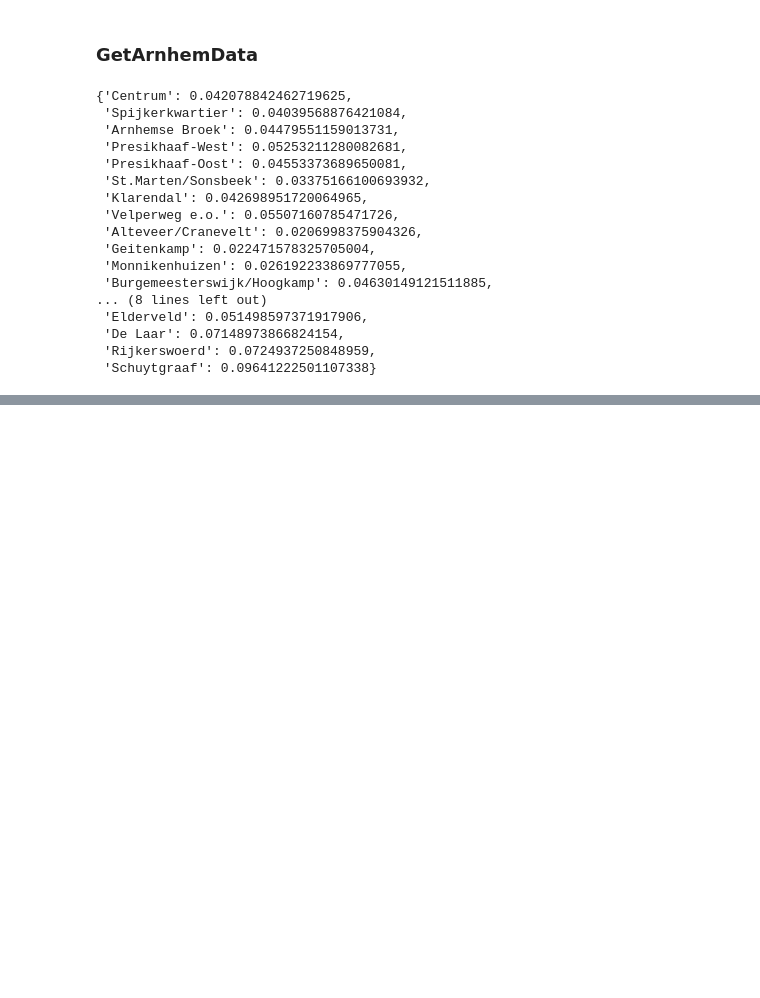
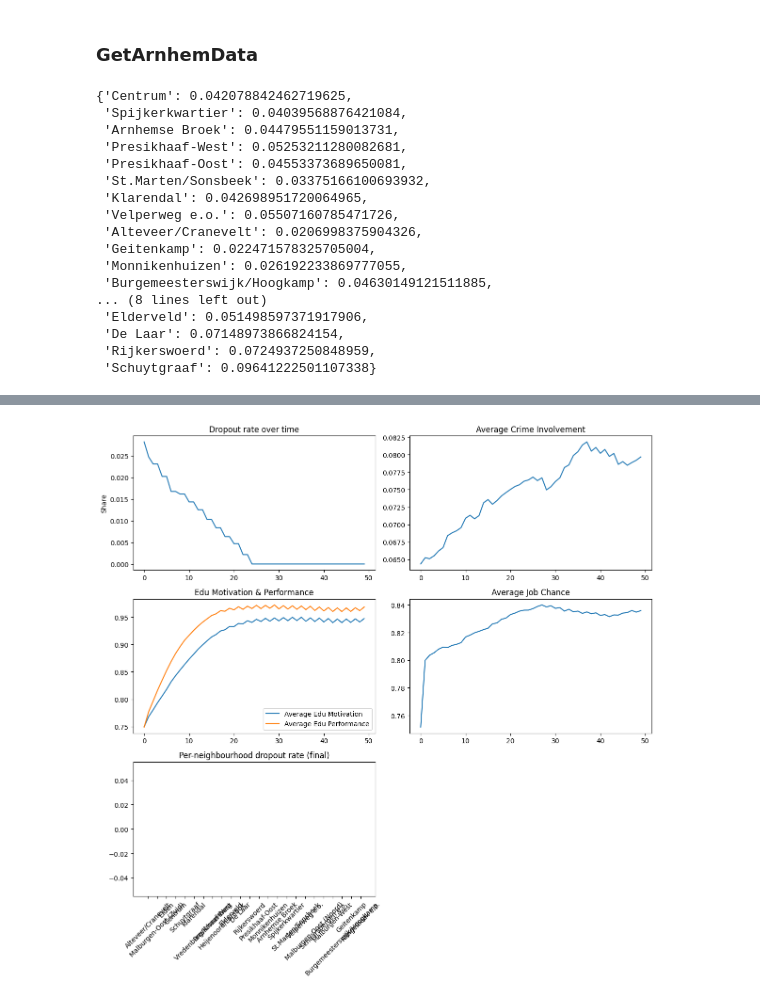
Before and after one commit to ihsdriessen/scp_abm, a Jupyter notebook: test_youth_model.ipynb, the cells around one changed output, grey strips where cells are left out. Cells and saved outputs as stored; diff of their text form; code cells hidden in the pictures; blank space fills up the shorter version.

```diff
--- a/test_youth_model.ipynb
+++ b/test_youth_model.ipynb
@@ -352,0 +456,52 @@ plt.show()
+# %%
+# Visualization: requested plots
+import matplotlib.pyplot as plt
+import seaborn as sns
+from collections import defaultdict
+
+md = model_data
+
+fig, axs = plt.subplots(3, 2, figsize=(12, 12))
+
+# 1) Dropout over time
+md['Drop out Rate'].plot(ax=axs[0,0])
+axs[0,0].set_title('Dropout rate over time')
+axs[0,0].set_ylabel('Share')
+
+# 2) Average crime involvement
+md['Average Crime Involvement'].plot(ax=axs[0,1])
+axs[0,1].set_title('Average Crime Involvement')
+
+# 3) Edu motivation & edu performance
+md[['Average Edu Motivation','Average Edu Performance']].plot(ax=axs[1,0])
+axs[1,0].set_title('Edu Motivation & Performance')
+
+# 4) Average job chance
+md['Average Job Chance'].plot(ax=axs[1,1])
+axs[1,1].set_title('Average Job Chance')
+
+# 5) Per-neighbourhood dropout rate (final snapshot)
+neigh = defaultdict(list)
+for a in getattr(model, 'agents', []):
+    try:
+        if isinstance(a, YouthAgent):
+            neigh[a.neighbourhood_id].append(1 if a.school_status == 'dropped_out' else 0)
+    except Exception:
+        pass
+neigh_rate = {k: (sum(v)/len(v) if len(v)>0 else 0.0) for k,v in neigh.items()}
+if neigh_rate:
+    keys = list(neigh_rate.keys())
+    vals = [neigh_rate[k] for k in keys]
+    axs[2,0].bar(keys, vals)
+    axs[2,0].set_title('Per-neighbourhood dropout rate (final)')
+    axs[2,0].tick_params(axis='x', rotation=45)
+else:
+    axs[2,0].text(0.5, 0.5, 'No neighbourhood data available', ha='center')
+
+# hide unused subplot
+axs[2,1].axis('off')
+
+plt.tight_layout()
+plt.show()
+# %% [output]
+[figure, added]
```
Also changed, not shown: parts of 3 cells of this notebook.
